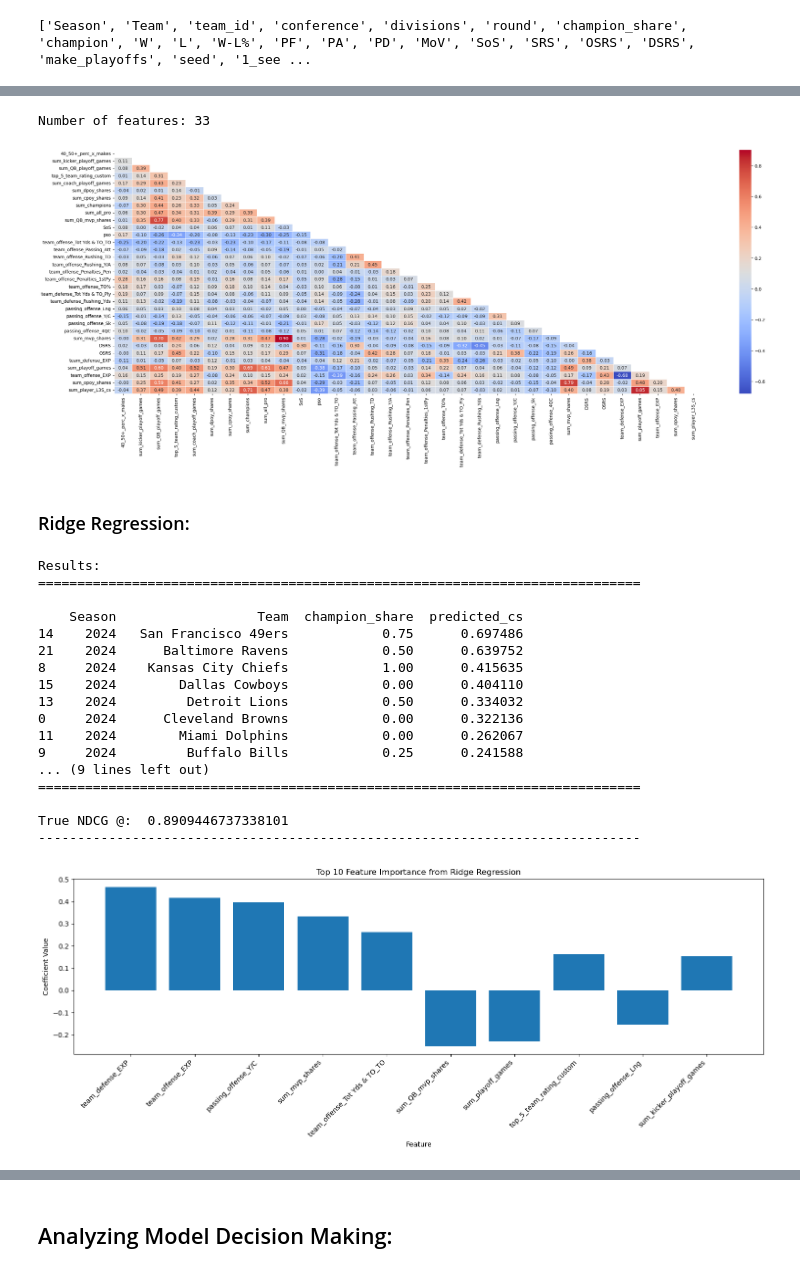
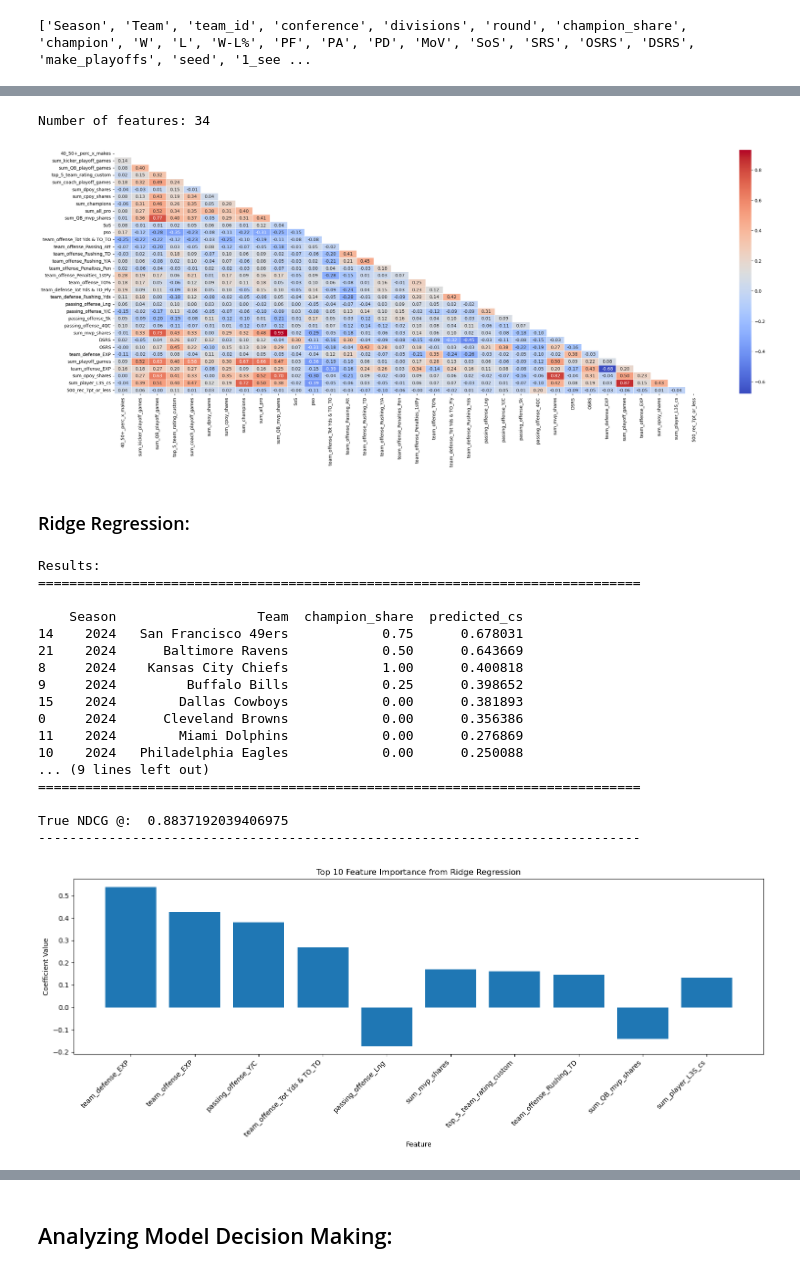
Before and after one commit to allenjake440/NFL_Champion, a Jupyter notebook: nfl_champ_ml.ipynb, the cells around one changed output, grey strips where cells are left out. Saved outputs shown, nothing was run; the diff lists cells and outputs as text; code cells hidden in the pictures.

```diff
--- a/nfl_champ_ml.ipynb
+++ b/nfl_champ_ml.ipynb
@@ -116,7 +105,7 @@ features = ['40_50+_perc_x_makes', 'sum_kicker_playoff_games', 'sum_QB_playoff_g
            'team_offense_TO%', 'team_defense_Tot Yds & TO_Ply', 'team_defense_Rushing_Yds', 'passing_offense_Lng', 'passing_offense_Y/C',
             'passing_offense_Sk', 'passing_offense_4QC', 'sum_mvp_shares', 'DSRS', 'OSRS',
 
-             'team_defense_EXP', 'sum_playoff_games', 'team_offense_EXP', 'sum_opoy_shares', 'sum_player_L3S_cs'
+             'team_defense_EXP', 'sum_playoff_games', 'team_offense_EXP', 'sum_opoy_shares', 'sum_player_L3S_cs','500_rec_7pt_or_less'
            ]
 
 
@@ -124,7 +113,7 @@ num_features = len(features)
 
 print(f"Number of features: {num_features}")
 # %% [output]
-Number of features: 33
+Number of features: 34
 # %%
 selected_features_data = data[features]
 correlation_matrix = selected_features_data.corr()
@@ -133,7 +122,7 @@ plt.figure(figsize=(30, 10))
 sns.heatmap(correlation_matrix, annot=True, cmap="coolwarm", fmt=".2f", linewidths=.5, mask=mask)
 plt.show()
 # %% [output]
-[figure, old version]
+[figure, new version]
 # %% [markdown]
 ### Ridge Regression:
 # %%
@@ -143,11 +132,12 @@ df.rename(columns={'season': 'Season'}, inplace=True)
 
 df = df[df['make_playoffs'] == 1]
 
-df.drop(df[df['Season'] < 2006].index, inplace=True)
+df.drop(df[df['Season'] < 2005].index, inplace=True)
 
+test_season = 2024
 
-train = df[df["Season"] < 2024].copy()
-test = df[df["Season"] == 2024].copy()
+train = df[df["Season"] < test_season].copy()
+test = df[df["Season"] == test_season].copy()
 
 
 sc = MinMaxScaler()
@@ -190,43 +180,43 @@ print("-------------------------------------------------------------------------
 coefficients = rig.coef_
 feature_coefficients = dict(zip(features, coefficients))
 sorted_feature_coefficients = sorted(feature_coefficients.items(), key=lambda x: abs(x[1]), reverse=True)
 
 top_features = sorted_feature_coefficients[:10]
 features_names = [x[0] for x in top_features]
 coeff_values = [x[1] for x in top_features]
 
 plt.figure(figsize=(15, 6))
 plt.bar(features_names, coeff_values)
 plt.title('Top 10 Feature Importance from Ridge Regression')
 plt.ylabel('Coefficient Value')
 plt.xlabel('Feature')
 plt.xticks(rotation=45, ha='right')
 plt.tight_layout()
 plt.show()
 
 predictions = rig.predict(test[features])
 predictions = pd.DataFrame(predictions, columns=["predicted_cs"], index=test.index)
 rig_reg_frame = pd.concat([test[["Season", "Team", "champion_share"]], predictions], axis=1)
 rig_reg_frame.sort_values(["Season", "predicted_cs"], inplace=True, ascending=[False, False])
 # %% [output]
 Results:
 =============================================================================
 
     Season                  Team  champion_share  predicted_cs
-14    2024   San Francisco 49ers            0.75      0.697486
-21    2024      Baltimore Ravens            0.50      0.639752
-8     2024    Kansas City Chiefs            1.00      0.415635
-15    2024        Dallas Cowboys            0.00      0.404110
-13    2024         Detroit Lions            0.50      0.334032
-0     2024      Cleveland Browns            0.00      0.322136
-11    2024        Miami Dolphins            0.00      0.262067
-9     2024         Buffalo Bills            0.25      0.241588
+14    2024   San Francisco 49ers            0.75      0.678031
+21    2024      Baltimore Ravens            0.50      0.643669
+8     2024    Kansas City Chiefs            1.00      0.400818
+9     2024         Buffalo Bills            0.25      0.398652
+15    2024        Dallas Cowboys            0.00      0.381893
+0     2024      Cleveland Browns            0.00      0.356386
+11    2024        Miami Dolphins            0.00      0.276869
+10    2024   Philadelphia Eagles            0.00      0.250088
 ... (9 lines left out)
 =============================================================================
 
-True NDCG @:  0.8909446737338101
+True NDCG @:  0.8837192039406975
 -----------------------------------------------------------------------------
-[figure, old version]
+[figure, new version]
 # %%
 actual = frame.sort_values("champion_share", ascending=False)
 predicted = frame.sort_values("predicted_cs", ascending=False)
```
Also changed, not shown: parts of 20 cells of this notebook, 5 other files.
